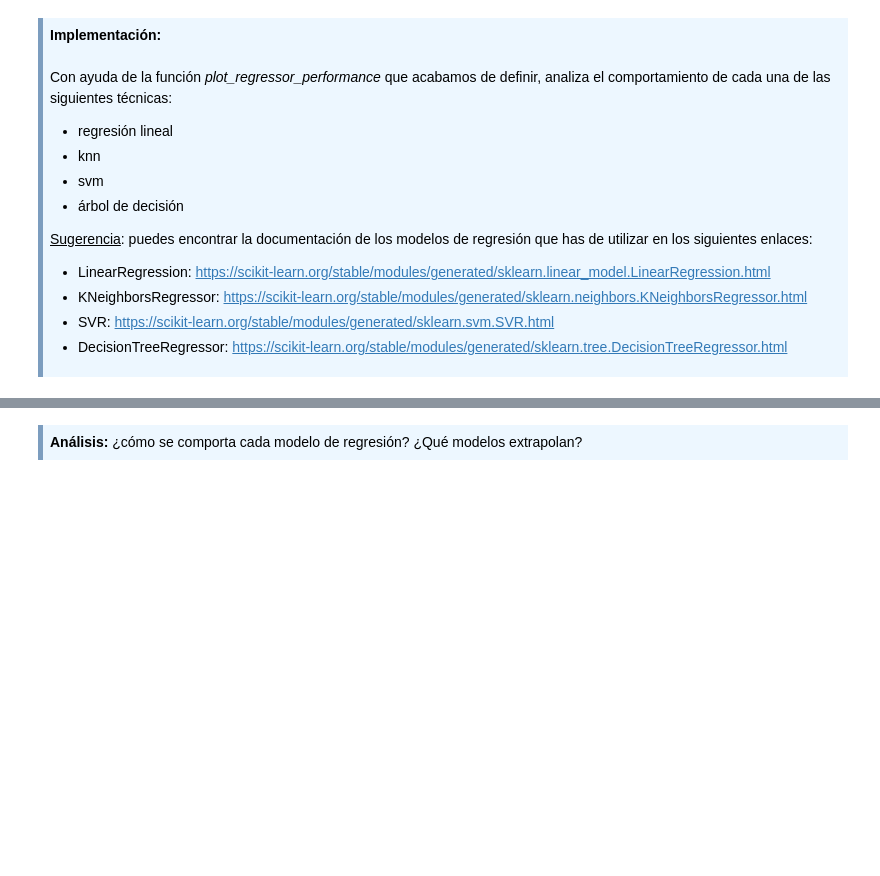
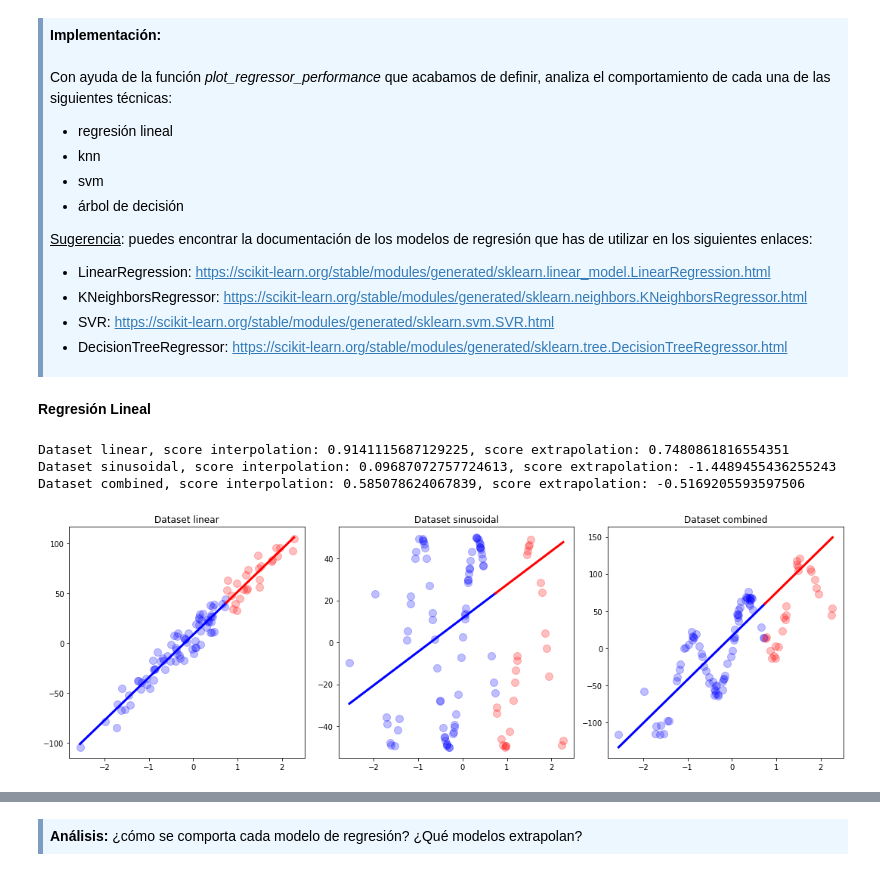
Before and after one commit to franjmelchor/MAMD-PEC4, a Jupyter notebook: code/20202_M2.855_PEC4-Enunciado.ipynb, the cells around one changed output, grey strips where cells are left out. Saved outputs shown, nothing was run; the diff lists cells and outputs as text; code cells hidden in the pictures; blank space fills up the shorter version.

```diff
--- a/code/20202_M2.855_PEC4-Enunciado.ipynb
+++ b/code/20202_M2.855_PEC4-Enunciado.ipynb
@@ -130,3 +130,12 @@ Con ayuda de la función *plot_regressor_performance* que acabamos de definir, a
 - SVR: https://scikit-learn.org/stable/modules/generated/sklearn.svm.SVR.html
 - DecisionTreeRegressor: https://scikit-learn.org/stable/modules/generated/sklearn.tree.DecisionTreeRegressor.html
 </div>
+# %% [markdown]
+**Regresión Lineal**
+# %%
+plot_regressor_performance(LinearRegression())
+# %% [output]
+Dataset linear, score interpolation: 0.9141115687129225, score extrapolation: 0.7480861816554351
+Dataset sinusoidal, score interpolation: 0.09687072757724613, score extrapolation: -1.4489455436255243
+Dataset combined, score interpolation: 0.585078624067839, score extrapolation: -0.5169205593597506
+[figure, added]
```
Also changed, not shown: parts of 26 cells of this notebook.
